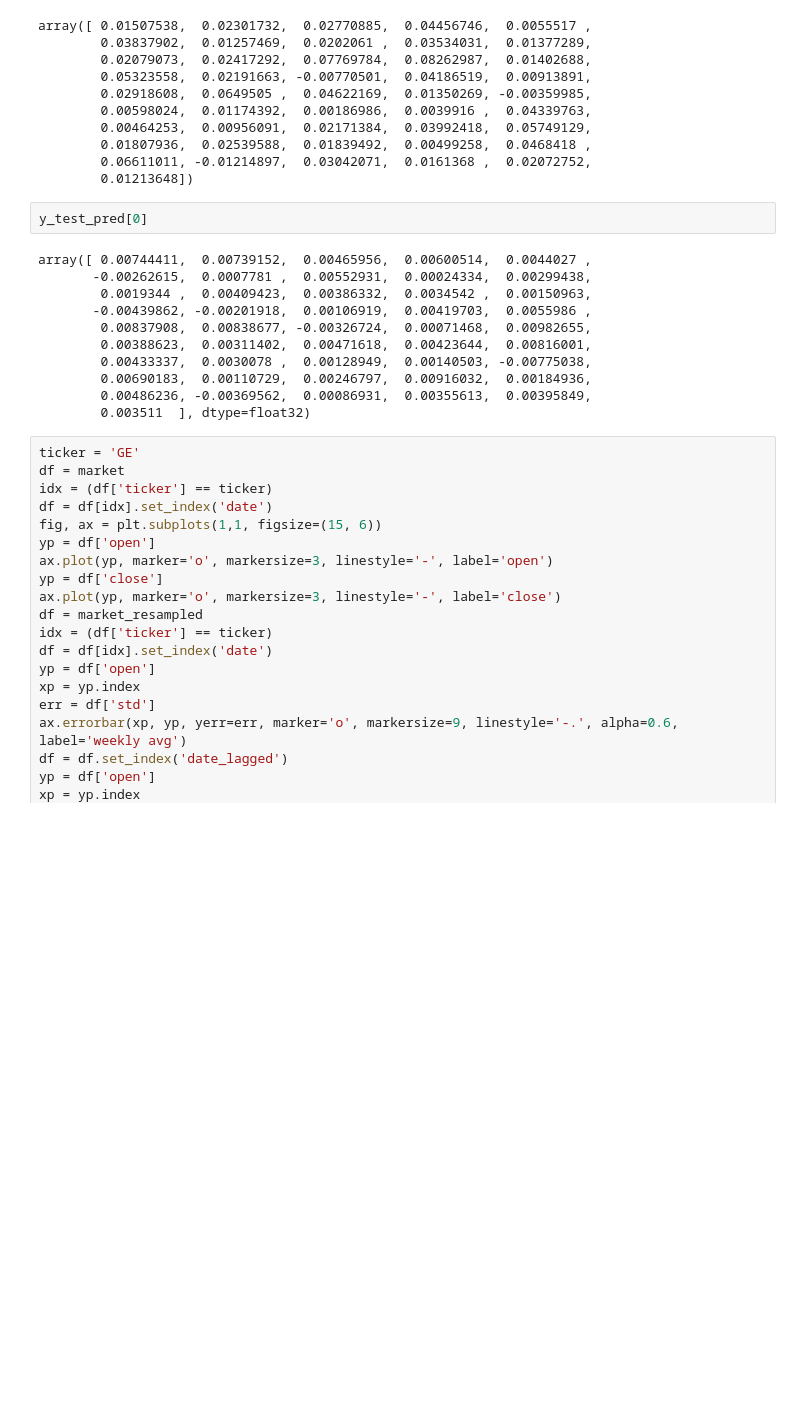
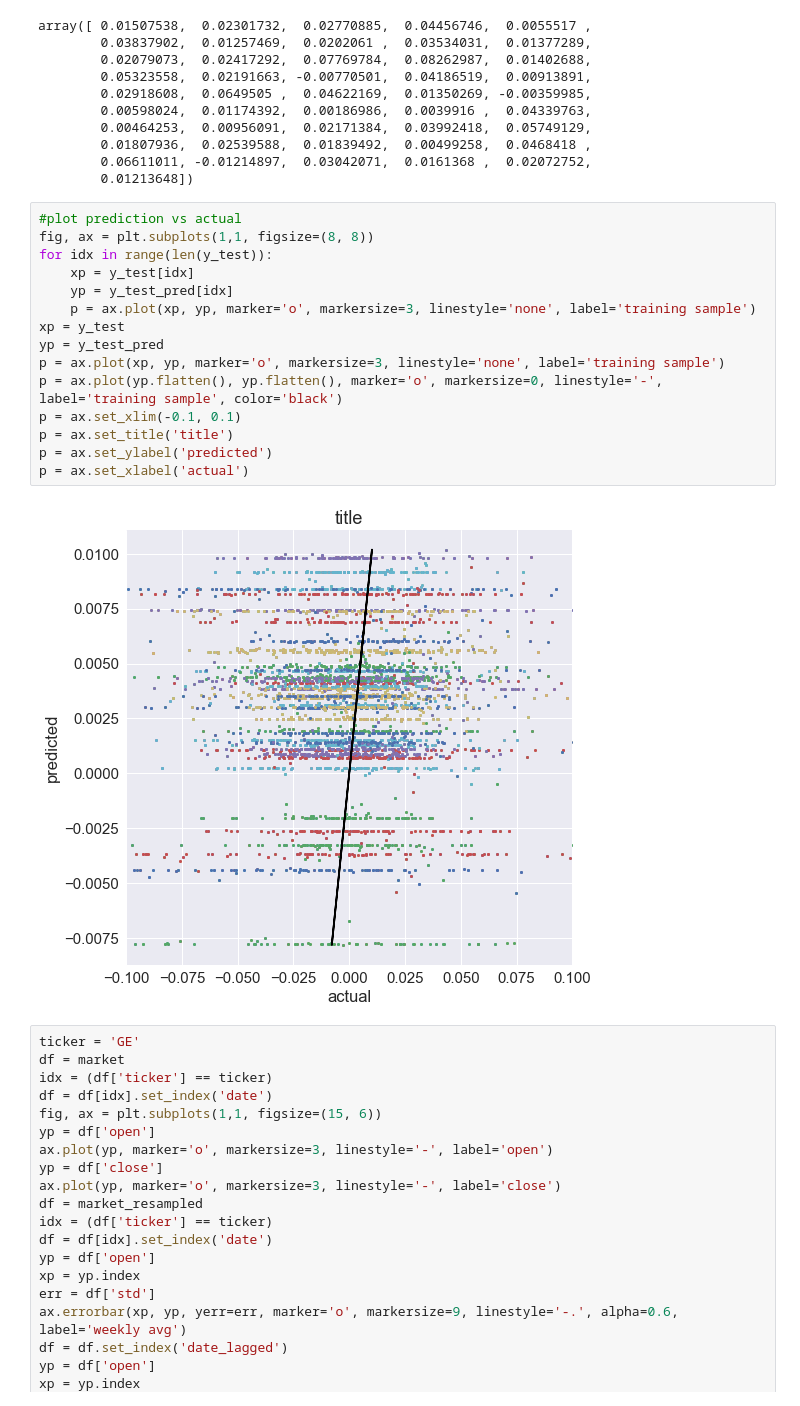
Before and after one commit to joehahn/dl, a Jupyter notebook: market/inspect_stock_data.ipynb, the cells around one changed output. Drawn from its saved outputs; the diff is of its cells as text; blank space fills up the shorter version.

```diff
--- a/market/inspect_stock_data.ipynb
+++ b/market/inspect_stock_data.ipynb
@@ -254,19 +254,23 @@ array([ 0.01507538,  0.02301732,  0.02770885,  0.04456746,  0.0055517 ,
         0.01807936,  0.02539588,  0.01839492,  0.00499258,  0.0468418 ,
         0.06611011, -0.01214897,  0.03042071,  0.0161368 ,  0.02072752,
         0.01213648])
-# %%
-y_test_pred[0]
-# %% [output]
-array([ 0.00744411,  0.00739152,  0.00465956,  0.00600514,  0.0044027 ,
-       -0.00262615,  0.0007781 ,  0.00552931,  0.00024334,  0.00299438,
-        0.0019344 ,  0.00409423,  0.00386332,  0.0034542 ,  0.00150963,
-       -0.00439862, -0.00201918,  0.00106919,  0.00419703,  0.0055986 ,
-        0.00837908,  0.00838677, -0.00326724,  0.00071468,  0.00982655,
-        0.00388623,  0.00311402,  0.00471618,  0.00423644,  0.00816001,
-        0.00433337,  0.0030078 ,  0.00128949,  0.00140503, -0.00775038,
-        0.00690183,  0.00110729,  0.00246797,  0.00916032,  0.00184936,
-        0.00486236, -0.00369562,  0.00086931,  0.00355613,  0.00395849,
-        0.003511  ], dtype=float32)
+# %%
+#plot prediction vs actual
+fig, ax = plt.subplots(1,1, figsize=(8, 8))
+for idx in range(len(y_test)):
+    xp = y_test[idx]
+    yp = y_test_pred[idx]
+    p = ax.plot(xp, yp, marker='o', markersize=3, linestyle='none', label='training sample')
+xp = y_test
+yp = y_test_pred
+p = ax.plot(xp, yp, marker='o', markersize=3, linestyle='none', label='training sample')
+p = ax.plot(yp.flatten(), yp.flatten(), marker='o', markersize=0, linestyle='-', label='training sample', color='black')
+p = ax.set_xlim(-0.1, 0.1)
+p = ax.set_title('title')
+p = ax.set_ylabel('predicted')
+p = ax.set_xlabel('actual')
+# %% [output]
+[figure, added]
 # %%
 ticker = 'GE'
 df = market
```
